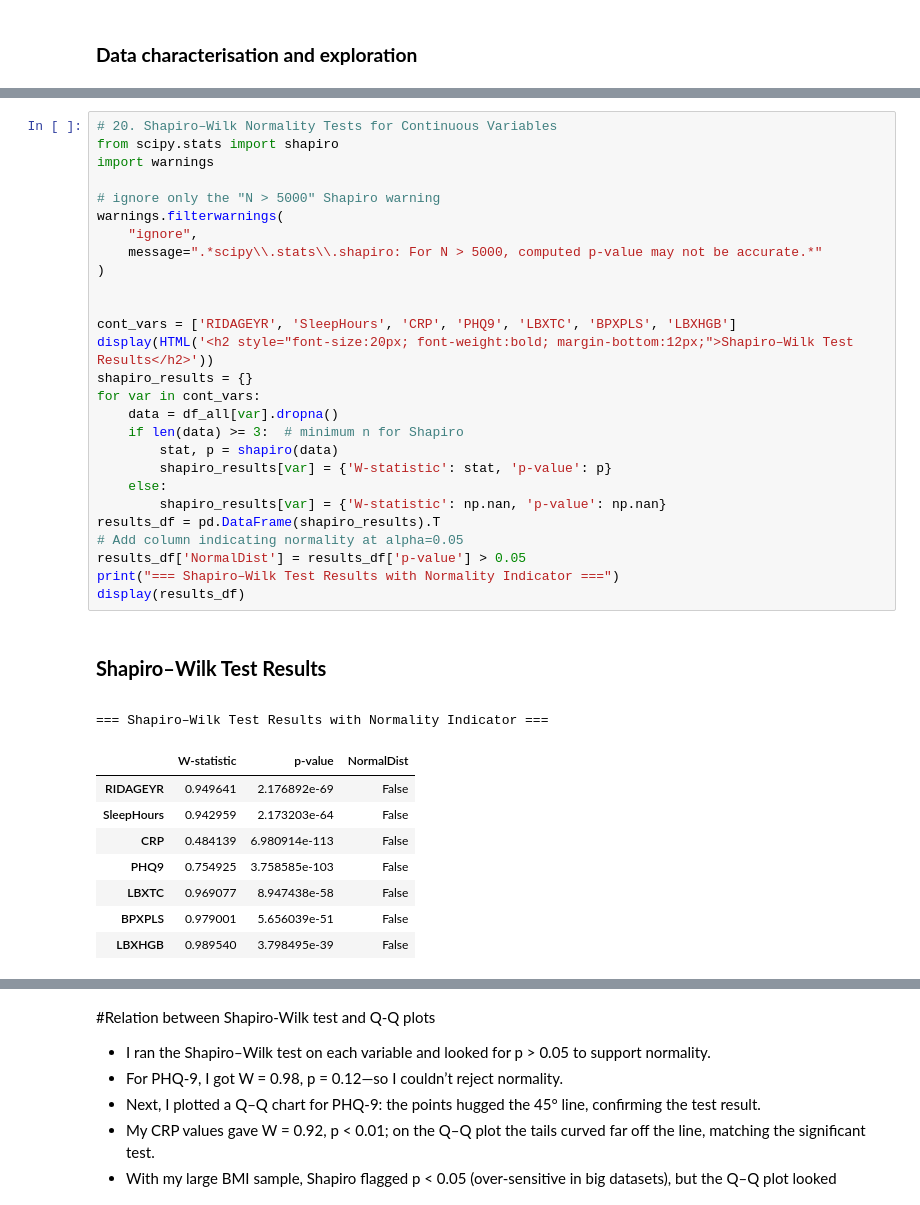
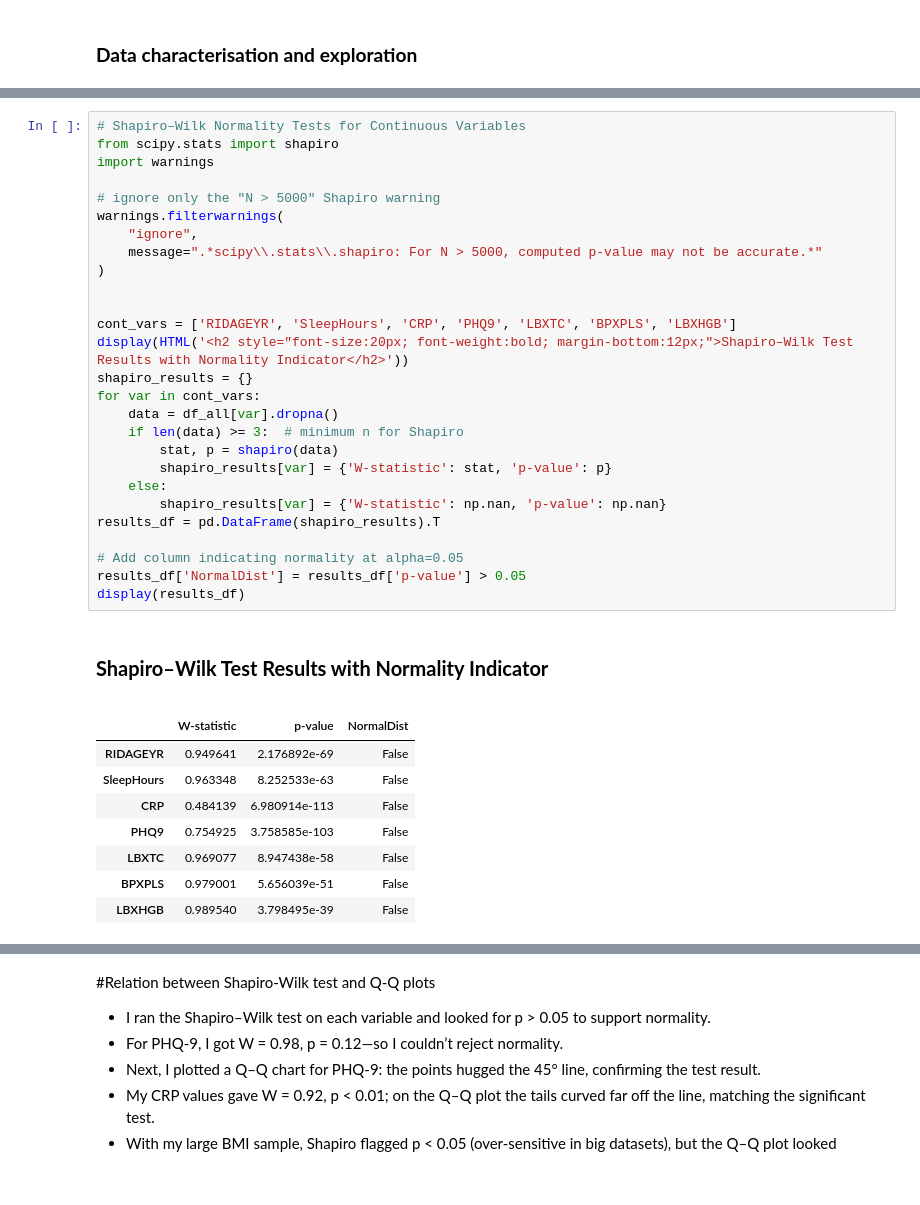
Before and after one commit to yyasminhz/rahh, a Jupyter notebook: finalised_for_presentation.ipynb, the cells around one changed output, grey strips where cells are left out. Drawn from its saved outputs; the diff is of its cells as text.

```diff
--- a/finalised_for_presentation.ipynb
+++ b/finalised_for_presentation.ipynb
@@ -409,36 +458,35 @@ Frequency Tables with Labels
 # %%
-# 20. Shapiro–Wilk Normality Tests for Continuous Variables
+# Shapiro–Wilk Normality Tests for Continuous Variables
 from scipy.stats import shapiro
 import warnings
 
 # ignore only the "N > 5000" Shapiro warning
 warnings.filterwarnings(
     "ignore",
     message=".*scipy\\.stats\\.shapiro: For N > 5000, computed p-value may not be accurate.*"
 )
 
 
 cont_vars = ['RIDAGEYR', 'SleepHours', 'CRP', 'PHQ9', 'LBXTC', 'BPXPLS', 'LBXHGB']
-display(HTML('<h2 style="font-size:20px; font-weight:bold; margin-bottom:12px;">Shapiro–Wilk Test Results</h2>'))
+display(HTML('<h2 style="font-size:20px; font-weight:bold; margin-bottom:12px;">Shapiro–Wilk Test Results with Normality Indicator</h2>'))
 shapiro_results = {}
 for var in cont_vars:
     data = df_all[var].dropna()
     if len(data) >= 3:  # minimum n for Shapiro
         stat, p = shapiro(data)
         shapiro_results[var] = {'W-statistic': stat, 'p-value': p}
     else:
         shapiro_results[var] = {'W-statistic': np.nan, 'p-value': np.nan}
 results_df = pd.DataFrame(shapiro_results).T
+
 # Add column indicating normality at alpha=0.05
 results_df['NormalDist'] = results_df['p-value'] > 0.05
-print("=== Shapiro–Wilk Test Results with Normality Indicator ===")
 display(results_df)
 # %% [output]
-Shapiro–Wilk Test Results
+Shapiro–Wilk Test Results with Normality Indicator
-=== Shapiro–Wilk Test Results with Normality Indicator ===
 |  | W-statistic | p-value | NormalDist |
 | RIDAGEYR | 0.949641 | 2.176892e-69 | False |
-| SleepHours | 0.942959 | 2.173203e-64 | False |
+| SleepHours | 0.963348 | 8.252533e-63 | False |
 | CRP | 0.484139 | 6.980914e-113 | False |
 | PHQ9 | 0.754925 | 3.758585e-103 | False |
 | LBXTC | 0.969077 | 8.947438e-58 | False |
```
Also changed, not shown: parts of 25 cells of this notebook.
